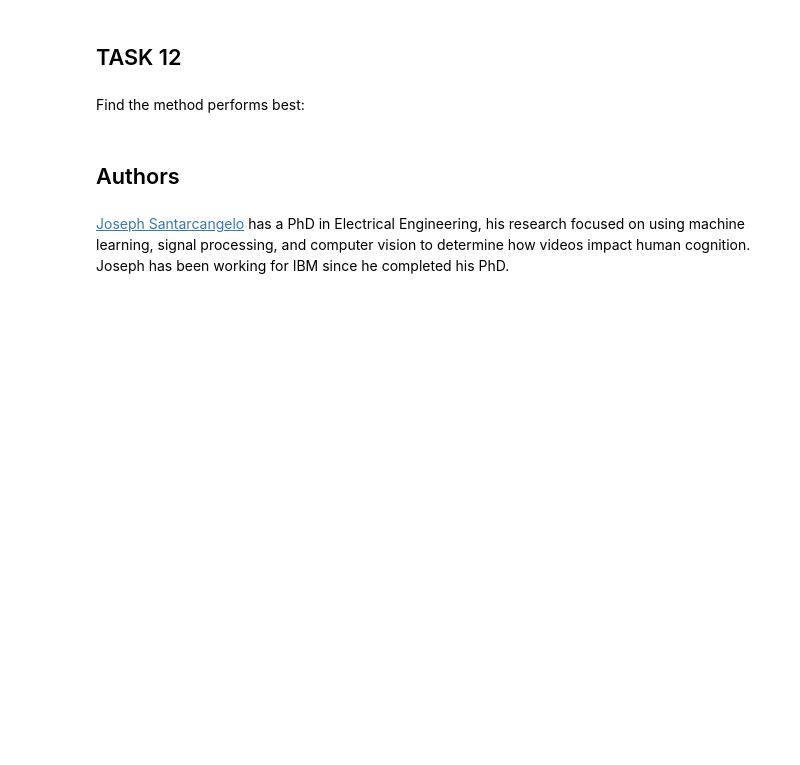
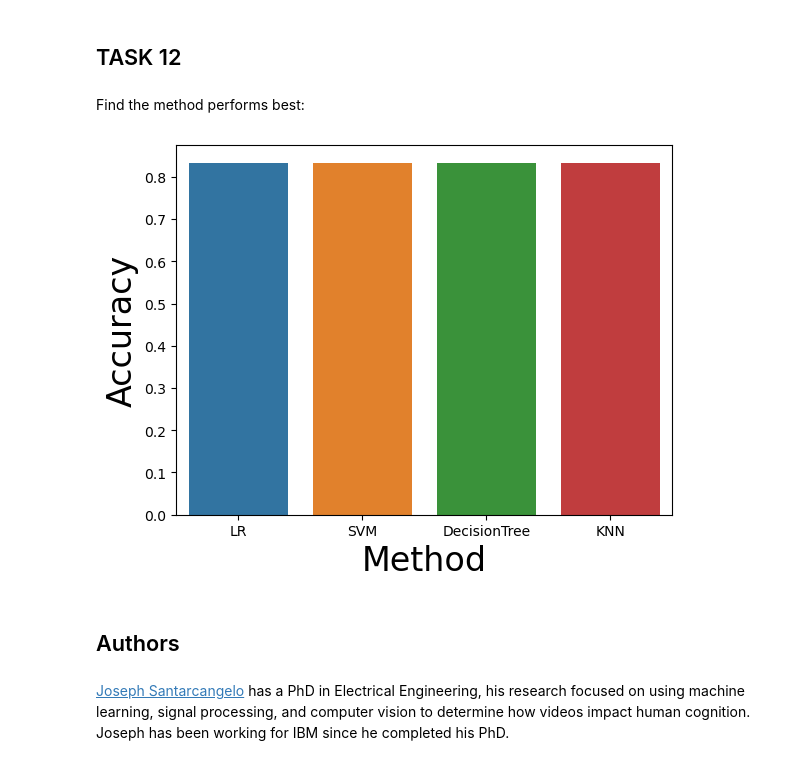
Before and after one commit to rnz-ca/IBMRepo, a Jupyter notebook: Week 4/SpaceX_Machine Learning Prediction_Part_5.ipynb, the cells around one changed output. Saved outputs shown, nothing was run; the diff lists cells and outputs as text; code cells hidden in the pictures; blank space fills up the shorter version.

```diff
--- a/Week 4/SpaceX_Machine Learning Prediction_Part_5.ipynb
+++ b/Week 4/SpaceX_Machine Learning Prediction_Part_5.ipynb
@@ -182,7 +182,8 @@ accuracy:  0.8464285714285713
 # %% [markdown]
 Calculate the accuracy on the test data using the method <code>score</code>:
 # %%
-logreg_cv.score(X_test, Y_test)
+lr_accuracy = logreg_cv.score(X_test, Y_test)
+lr_accuracy
 # %% [output]
 0.8333333333333334
 # %% [markdown]
@@ -224,7 +225,8 @@ accuracy: 0.8482142857142856
 # %% [markdown]
 Calculate the accuracy on the test data using the method <code>score</code>:
 # %%
-svm_cv.score(X_test, Y_test)
+svm_accuracy = svm_cv.score(X_test, Y_test)
+svm_accuracy
 # %% [output]
 0.8333333333333334
 # %% [markdown]
@@ -269,7 +271,8 @@ accuracy:  0.875
 # %% [markdown]
 Calculate the accuracy of tree_cv on the test data using the method <code>score</code>:
 # %%
-tree_cv.score(X_test, Y_test)
+tree_accuracy = tree_cv.score(X_test, Y_test)
+tree_accuracy
 # %% [output]
 0.8333333333333334
 # %% [markdown]
@@ -308,7 +311,8 @@ accuracy: 0.8482142857142858
 # %% [markdown]
 Calculate the accuracy of tree_cv on the test data using the method <code>score</code>:
 # %%
-knn_cv.score(X_test, Y_test)
+knn_accuracy = knn_cv.score(X_test, Y_test)
+knn_accuracy
 # %% [output]
 0.8333333333333334
 # %% [markdown]
@@ -323,12 +327,29 @@ plot_confusion_matrix(Y_test,yhat)
 # %% [markdown]
 Find the method performs best:
 # %%
+dfMethod = pd.DataFrame(columns = ['Method', 'Accuracy'])
+dfMethod = dfMethod.append({'Method' : 'LR', 'Accuracy' : lr_accuracy},
+                ignore_index = True)
+dfMethod = dfMethod.append({'Method' : 'SVM', 'Accuracy' : svm_accuracy},
+                ignore_index = True)
+dfMethod = dfMethod.append({'Method' : 'DecisionTree', 'Accuracy' : tree_accuracy},
+               ignore_index = True)
+dfMethod = dfMethod.append({'Method' : 'KNN', 'Accuracy' : knn_accuracy},
+               ignore_index = True)
+
+sns.barplot( y = "Accuracy", x = "Method", data = dfMethod )
+plt.xlabel( "Method", fontsize = 24 )
+plt.ylabel( "Accuracy", fontsize = 24 )
+plt.show()
+
 # Logistic regression : 0.8333333333333334
 # SVM : 0.8333333333333334
 # Decision Tree accuracy : 0.8333333333333334
 # K-Nearest Neighbor accuracy : 0.8333333333333334
 
 # Answer: All of methods had the same accuracy : 0.8333333333333334.  Therefore, they all perform equally.
+# %% [output]
+[figure, added]
 # %% [markdown]
 ## Authors
 # %% [markdown]
```
Also changed, not shown: parts of 1 cell of this notebook.
